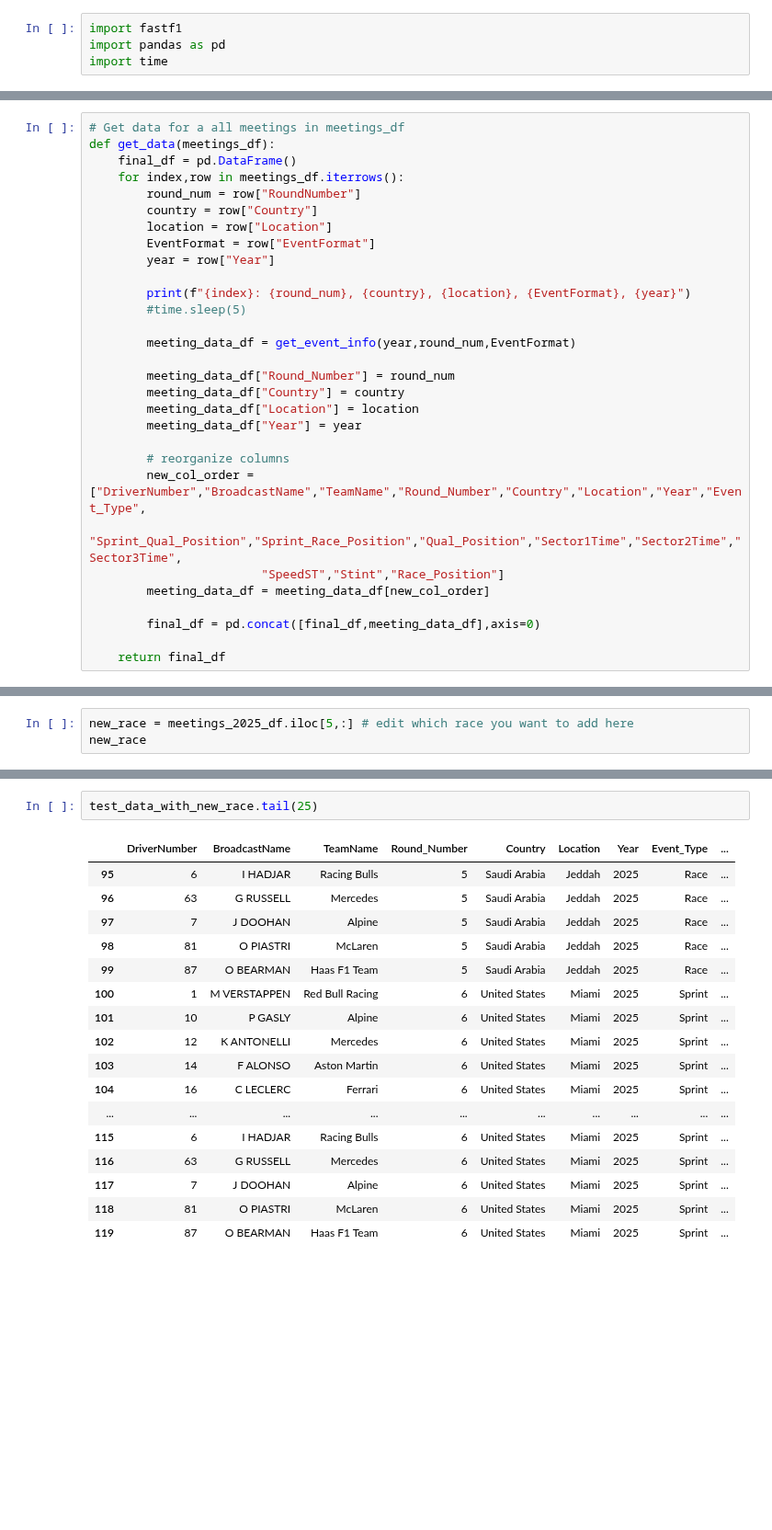
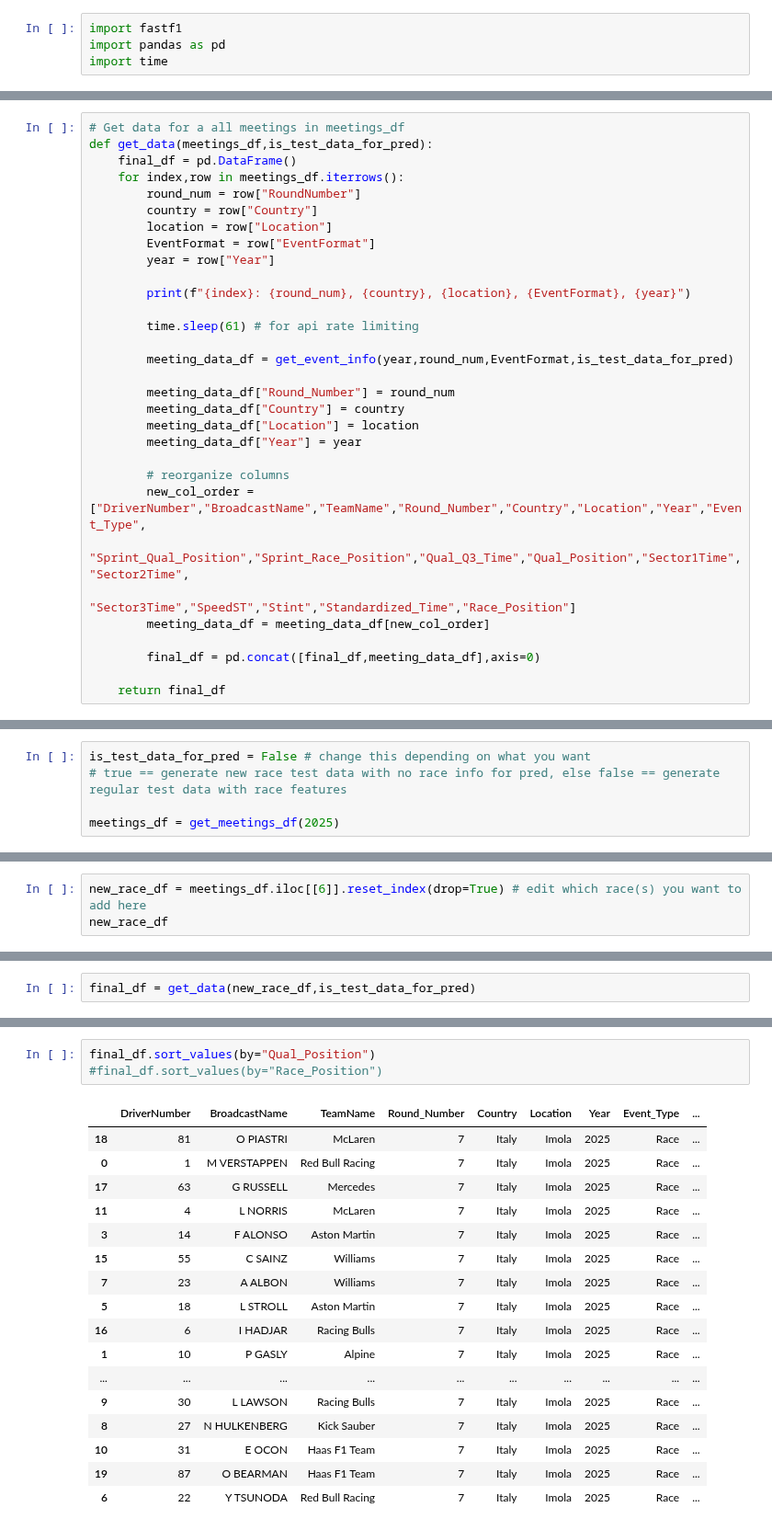
Before and after one commit to rohank36/f1, a Jupyter notebook: data.ipynb, the cells around one changed output, grey strips where cells are left out. Shown at 92% size. Cells and saved outputs as stored; diff of their text form; blank space fills up the shorter version.

```diff
--- a/data.ipynb
+++ b/data.ipynb
@@ -134,7 +222,7 @@ def get_event_info(year,round_num,event_format):
     return merged_qual_race_df
 # %%
 # Get data for a all meetings in meetings_df
-def get_data(meetings_df):
+def get_data(meetings_df,is_test_data_for_pred):
     final_df = pd.DataFrame()
     for index,row in meetings_df.iterrows():
         round_num = row["RoundNumber"]
@@ -144,9 +232,10 @@ def get_data(meetings_df):
         year = row["Year"]
 
         print(f"{index}: {round_num}, {country}, {location}, {EventFormat}, {year}")
-        #time.sleep(5)
 
-        meeting_data_df = get_event_info(year,round_num,EventFormat)
+        time.sleep(61) # for api rate limiting
+
+        meeting_data_df = get_event_info(year,round_num,EventFormat,is_test_data_for_pred)
 
         meeting_data_df["Round_Number"] = round_num
         meeting_data_df["Country"] = country
@@ -155,8 +244,8 @@ def get_data(meetings_df):
 
         # reorganize columns
         new_col_order = ["DriverNumber","BroadcastName","TeamName","Round_Number","Country","Location","Year","Event_Type",
-                        "Sprint_Qual_Position","Sprint_Race_Position","Qual_Position","Sector1Time","Sector2Time","Sector3Time",
-                        "SpeedST","Stint","Race_Position"]
+                        "Sprint_Qual_Position","Sprint_Race_Position","Qual_Q3_Time","Qual_Position","Sector1Time","Sector2Time",
+                        "Sector3Time","SpeedST","Stint","Standardized_Time","Race_Position"]
         meeting_data_df = meeting_data_df[new_col_order]
 
         final_df = pd.concat([final_df,meeting_data_df],axis=0)
@@ -221 +336,6 @@ test_data.to_csv("./data/test_data.csv",index=False)
+# %%
+is_test_data_for_pred = False # change this depending on what you want
+# true == generate new race test data with no race info for pred, else false == generate regular test data with race features
+
+meetings_df = get_meetings_df(2025)
 # %%
@@ -223,4 +343,4 @@ test_data = pd.read_csv("test_data.csv")
 # %%
-new_race = meetings_2025_df.iloc[5,:] # edit which race you want to add here
-new_race
+new_race_df = meetings_df.iloc[[6]].reset_index(drop=True) # edit which race(s) you want to add here
+new_race_df
 # %% [output]
@@ -346,0 +349,2 @@ test_data_with_new_race = pd.concat([test_data,final_df],axis=0,ignore_index=Tru
+# %%
+final_df = get_data(new_race_df,is_test_data_for_pred)
@@ -347,21 +367,22 @@ test_data_with_new_race = pd.concat([test_data,final_df],axis=0,ignore_index=Tru
 # %%
-test_data_with_new_race.tail(25)
+final_df.sort_values(by="Qual_Position")
+#final_df.sort_values(by="Race_Position")
 # %% [output]
 |  | DriverNumber | BroadcastName | TeamName | Round_Number | Country | Location | Year | Event_Type | ... |
-| 95 | 6 | I HADJAR | Racing Bulls | 5 | Saudi Arabia | Jeddah | 2025 | Race | ... |
-| 96 | 63 | G RUSSELL | Mercedes | 5 | Saudi Arabia | Jeddah | 2025 | Race | ... |
-| 97 | 7 | J DOOHAN | Alpine | 5 | Saudi Arabia | Jeddah | 2025 | Race | ... |
-| 98 | 81 | O PIASTRI | McLaren | 5 | Saudi Arabia | Jeddah | 2025 | Race | ... |
-| 99 | 87 | O BEARMAN | Haas F1 Team | 5 | Saudi Arabia | Jeddah | 2025 | Race | ... |
-| 100 | 1 | M VERSTAPPEN | Red Bull Racing | 6 | United States | Miami | 2025 | Sprint | ... |
-| 101 | 10 | P GASLY | Alpine | 6 | United States | Miami | 2025 | Sprint | ... |
-| 102 | 12 | K ANTONELLI | Mercedes | 6 | United States | Miami | 2025 | Sprint | ... |
-| 103 | 14 | F ALONSO | Aston Martin | 6 | United States | Miami | 2025 | Sprint | ... |
-| 104 | 16 | C LECLERC | Ferrari | 6 | United States | Miami | 2025 | Sprint | ... |
+| 18 | 81 | O PIASTRI | McLaren | 7 | Italy | Imola | 2025 | Race | ... |
+| 0 | 1 | M VERSTAPPEN | Red Bull Racing | 7 | Italy | Imola | 2025 | Race | ... |
+| 17 | 63 | G RUSSELL | Mercedes | 7 | Italy | Imola | 2025 | Race | ... |
+| 11 | 4 | L NORRIS | McLaren | 7 | Italy | Imola | 2025 | Race | ... |
+| 3 | 14 | F ALONSO | Aston Martin | 7 | Italy | Imola | 2025 | Race | ... |
+| 15 | 55 | C SAINZ | Williams | 7 | Italy | Imola | 2025 | Race | ... |
+| 7 | 23 | A ALBON | Williams | 7 | Italy | Imola | 2025 | Race | ... |
+| 5 | 18 | L STROLL | Aston Martin | 7 | Italy | Imola | 2025 | Race | ... |
+| 16 | 6 | I HADJAR | Racing Bulls | 7 | Italy | Imola | 2025 | Race | ... |
+| 1 | 10 | P GASLY | Alpine | 7 | Italy | Imola | 2025 | Race | ... |
 | ... | ... | ... | ... | ... | ... | ... | ... | ... | ... |
-| 115 | 6 | I HADJAR | Racing Bulls | 6 | United States | Miami | 2025 | Sprint | ... |
-| 116 | 63 | G RUSSELL | Mercedes | 6 | United States | Miami | 2025 | Sprint | ... |
-| 117 | 7 | J DOOHAN | Alpine | 6 | United States | Miami | 2025 | Sprint | ... |
-| 118 | 81 | O PIASTRI | McLaren | 6 | United States | Miami | 2025 | Sprint | ... |
-| 119 | 87 | O BEARMAN | Haas F1 Team | 6 | United States | Miami | 2025 | Sprint | ... |
+| 9 | 30 | L LAWSON | Racing Bulls | 7 | Italy | Imola | 2025 | Race | ... |
+| 8 | 27 | N HULKENBERG | Kick Sauber | 7 | Italy | Imola | 2025 | Race | ... |
+| 10 | 31 | E OCON | Haas F1 Team | 7 | Italy | Imola | 2025 | Race | ... |
+| 19 | 87 | O BEARMAN | Haas F1 Team | 7 | Italy | Imola | 2025 | Race | ... |
+| 6 | 22 | Y TSUNODA | Red Bull Racing | 7 | Italy | Imola | 2025 | Race | ... |
 # %%
```
Also changed, not shown: parts of 31 cells of this notebook, 19 other files.
